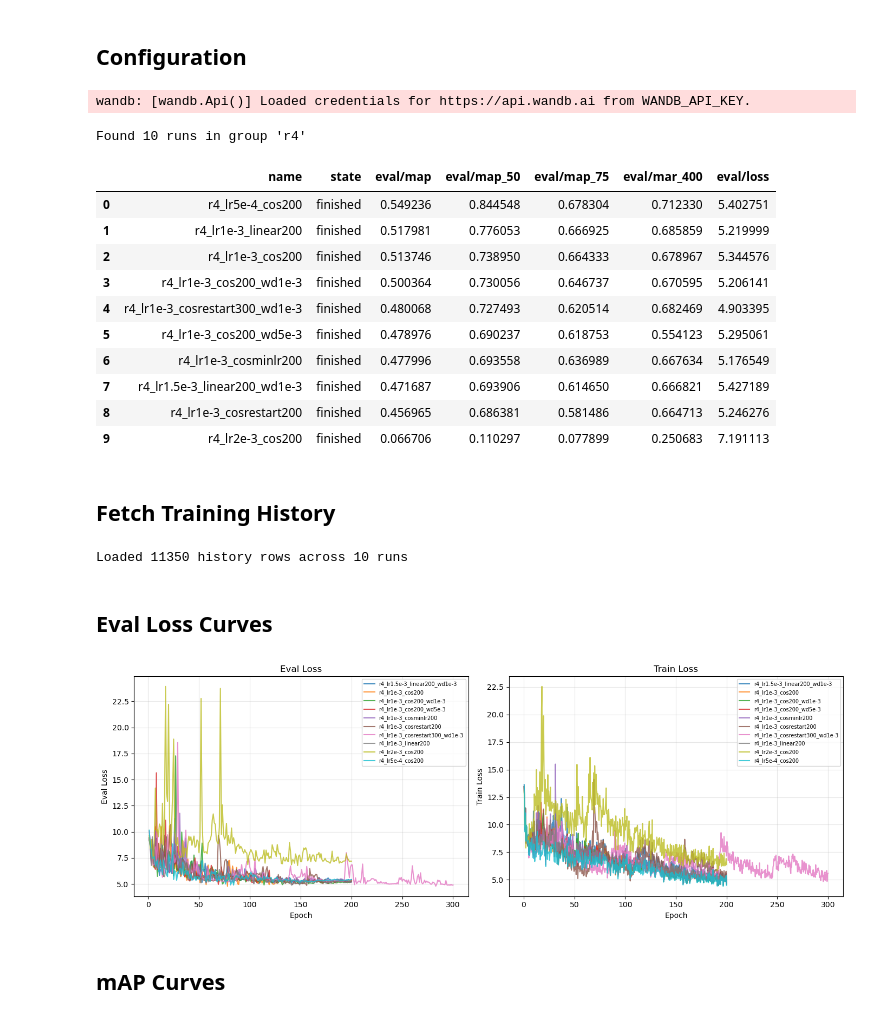
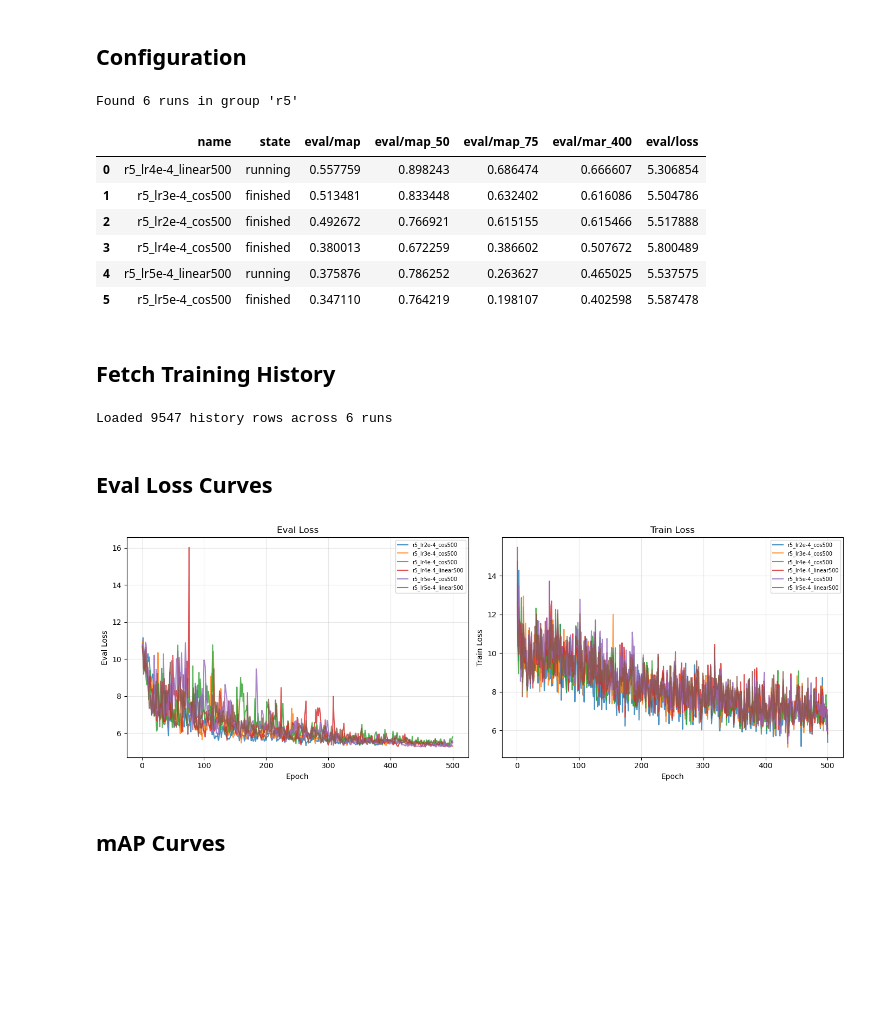
Before and after one commit to kaya-go/moku, a Jupyter notebook: notebooks/20_Analyze_Runs.ipynb, the cells around one changed output. Drawn from its saved outputs; the diff is of its cells as text; code cells hidden in the pictures; blank space fills up the shorter version.

```diff
--- a/notebooks/20_Analyze_Runs.ipynb
+++ b/notebooks/20_Analyze_Runs.ipynb
@@ -27,28 +27,23 @@ from moku.runs import fetch_wandb_histories, fetch_wandb_runs
 # %% [markdown]
 ## Configuration
 # %%
-GROUP = "r4"  # Change to analyze a different round
+GROUP = "r5"  # Change to analyze a different round
 
 runs_df = fetch_wandb_runs(group=GROUP)
 print(f"Found {len(runs_df)} runs in group '{GROUP}'")
 
 # Summary table: key metrics
 cols = ["name", "state", "eval/map", "eval/map_50", "eval/map_75", "eval/mar_400", "eval/loss"]
 display(runs_df[cols].sort_values("eval/map", ascending=False).reset_index(drop=True))
 # %% [output]
-wandb: [wandb.Api()] Loaded credentials for https://api.wandb.ai from WANDB_API_KEY.
+Found 6 runs in group 'r5'
-Found 10 runs in group 'r4'
 |  | name | state | eval/map | eval/map_50 | eval/map_75 | eval/mar_400 | eval/loss |
-| 0 | r4_lr5e-4_cos200 | finished | 0.549236 | 0.844548 | 0.678304 | 0.712330 | 5.402751 |
-| 1 | r4_lr1e-3_linear200 | finished | 0.517981 | 0.776053 | 0.666925 | 0.685859 | 5.219999 |
-| 2 | r4_lr1e-3_cos200 | finished | 0.513746 | 0.738950 | 0.664333 | 0.678967 | 5.344576 |
-| 3 | r4_lr1e-3_cos200_wd1e-3 | finished | 0.500364 | 0.730056 | 0.646737 | 0.670595 | 5.206141 |
-| 4 | r4_lr1e-3_cosrestart300_wd1e-3 | finished | 0.480068 | 0.727493 | 0.620514 | 0.682469 | 4.903395 |
-| 5 | r4_lr1e-3_cos200_wd5e-3 | finished | 0.478976 | 0.690237 | 0.618753 | 0.554123 | 5.295061 |
-| 6 | r4_lr1e-3_cosminlr200 | finished | 0.477996 | 0.693558 | 0.636989 | 0.667634 | 5.176549 |
-| 7 | r4_lr1.5e-3_linear200_wd1e-3 | finished | 0.471687 | 0.693906 | 0.614650 | 0.666821 | 5.427189 |
-| 8 | r4_lr1e-3_cosrestart200 | finished | 0.456965 | 0.686381 | 0.581486 | 0.664713 | 5.246276 |
-| 9 | r4_lr2e-3_cos200 | finished | 0.066706 | 0.110297 | 0.077899 | 0.250683 | 7.191113 |
+| 0 | r5_lr4e-4_linear500 | running | 0.557759 | 0.898243 | 0.686474 | 0.666607 | 5.306854 |
+| 1 | r5_lr3e-4_cos500 | finished | 0.513481 | 0.833448 | 0.632402 | 0.616086 | 5.504786 |
+| 2 | r5_lr2e-4_cos500 | finished | 0.492672 | 0.766921 | 0.615155 | 0.615466 | 5.517888 |
+| 3 | r5_lr4e-4_cos500 | finished | 0.380013 | 0.672259 | 0.386602 | 0.507672 | 5.800489 |
+| 4 | r5_lr5e-4_linear500 | running | 0.375876 | 0.786252 | 0.263627 | 0.465025 | 5.537575 |
+| 5 | r5_lr5e-4_cos500 | finished | 0.347110 | 0.764219 | 0.198107 | 0.402598 | 5.587478 |
 # %% [markdown]
 ## Fetch Training History
 # %%
@@ -59,7 +54,7 @@ history = history.sort_values(["run", "_step"])
 history["epoch"] = history.groupby("run")["train/epoch"].ffill()
 print(f"Loaded {len(history)} history rows across {history['run'].nunique()} runs")
 # %% [output]
-Loaded 11350 history rows across 10 runs
+Loaded 9547 history rows across 6 runs
 # %% [markdown]
 ## Eval Loss Curves
 # %%
@@ -89,7 +84,7 @@ axes[1].grid(True, alpha=0.3)
 plt.tight_layout()
 plt.show()
 # %% [output]
-[figure, old version]
+[figure, new version]
 # %% [markdown]
 ## mAP Curves
 # %%
```
Also changed, not shown: parts of 4 cells of this notebook, 7 other files.
